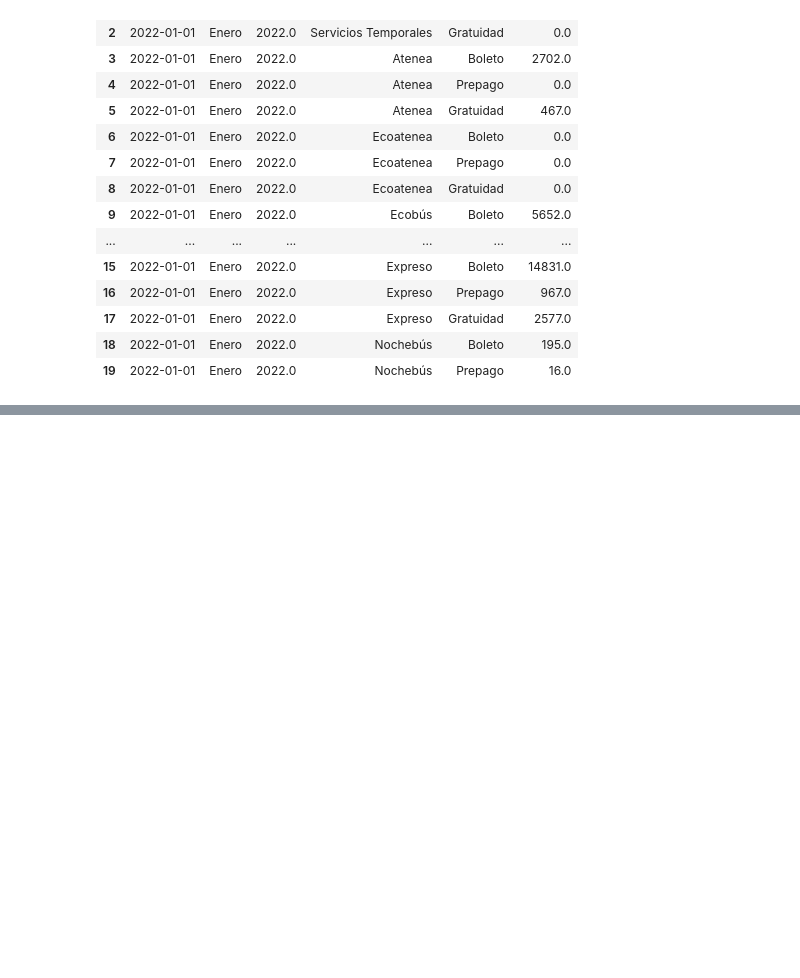
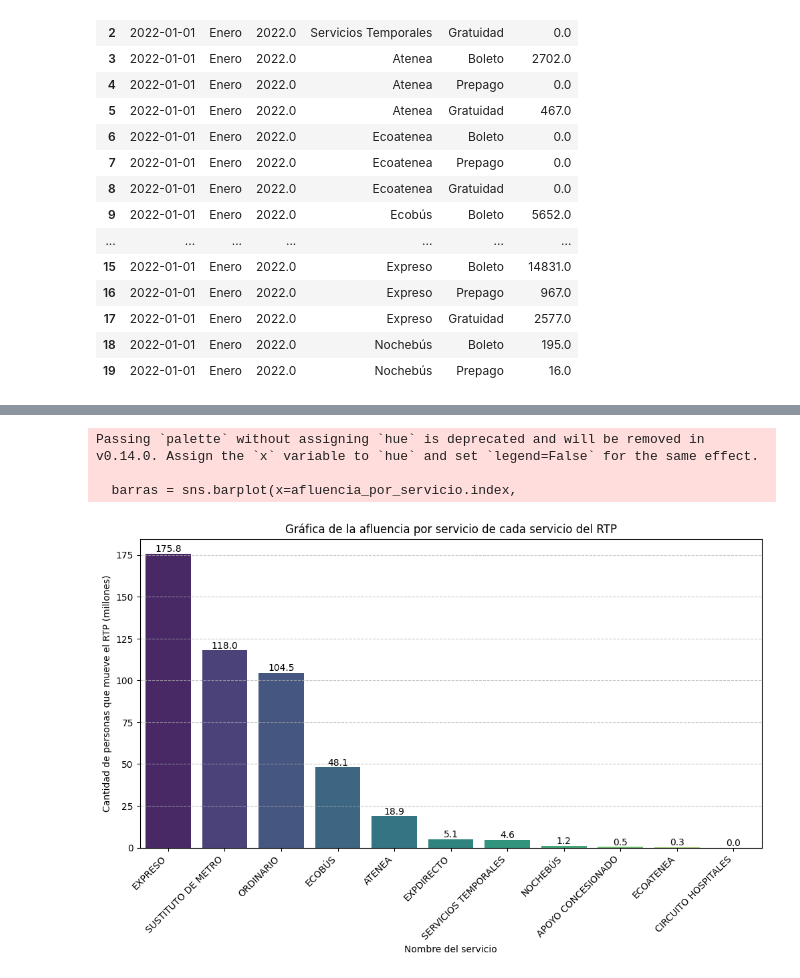
Before and after one commit to K4lilinuxX/CDMX, a Jupyter notebook: RTP-CDMX/afluencia_rtp_cdmx.ipynb, the cells around one changed output, grey strips where cells are left out. Drawn from its saved outputs; the diff is of its cells as text; code cells hidden in the pictures; blank space fills up the shorter version.

Commit message:
Hice una gráfica de la afluencia por servicio de cada servicio del RTP

```diff
--- a/RTP-CDMX/afluencia_rtp_cdmx.ipynb
+++ b/RTP-CDMX/afluencia_rtp_cdmx.ipynb
@@ -97,2 +98,22 @@ df.head(20)
 **🚧 4. Servicios Extraordinarios**
 * `Servicios Temporales`: Estos datos se ponen súper interesantes aquí. Son rutas que RTP abre de emergencia para dar apoyo cuando se descompone o cierran una línea del Metro, Cablebús o Metrobús (como cuando cerraron tramos de la Línea 1, la Línea 9 o la Línea 12)
+# %%
+# Pasamos todo a MAYÚSCULAS y quitamos espacios a los lados
+df['servicio'] = df['servicio'].astype(str).str.upper().str.strip()
+
+# Diccionario maestro usando patrones Regex para los casos rebeldes
+mapeo_regex = {
+    r'.*NOCHEB.*': 'NOCHEBÚS',  # Cualquier texto que contenga "NOCHEB" se vuelve "NOCHEBÚS"
+    r'.*ECOB.*': 'ECOBÚS',      # Cualquier texto que contenga "ECOB" se vuelve "ECOBÚS"
+    'EXPRESO DIRECTO': 'EXPDIRECTO',
+    'APOYO METRO L1': 'SERVICIOS TEMPORALES',
+    'APOYO CONCESIONADO': 'APOYO CONCESIONADO',
+    'APOYO A CONCESIONADO': 'APOYO CONCESIONADO',
+    r'.*CIRCUITO.*': 'CIRCUITO HOSPITALES',  # Cualquier texto que contenga "CIRCUITO" se vuelve "CIRCUITO HOSPITALES"
+    'S/METRO': 'SUSTITUTO DE METRO'
+}
+
+df['servicio'] = df['servicio'].replace(mapeo_regex, regex=True)
+
+print("--- Conteo de filas por servicio (Totalmente Limpio) ---")
+print(df['servicio'].value_counts())
@@ -98,0 +151,28 @@ df.head(20)
+# %%
+# ----- Agrupación y gráfica de la afluencia por servicio de cada servicio del RTP -----
+
+# Afluencia por servicio
+afluencia_por_servicio = df.groupby("servicio")["afluencia"].sum().sort_values(ascending=False).round(2)
+
+# Graficamos
+plt.figure(figsize=(12,6))
+plt.title("Gráfica de la afluencia por servicio de cada servicio del RTP")
+barras = sns.barplot(x=afluencia_por_servicio.index,
+                     y=afluencia_por_servicio.values / 1_000_000,
+                     palette="viridis")
+for contenedores in barras.containers:
+    barras.bar_label(contenedores,
+                     fmt='%.1f')
+plt.xlabel("Nombre del servicio")
+plt.ylabel("Cantidad de personas que mueve el RTP (millones)")
+plt.xticks(rotation=45,
+           ha="right")
+plt.grid(axis="y",
+         linestyle="--",
+         alpha=0.7)
+plt.show()
+# %% [output]
+Passing `palette` without assigning `hue` is deprecated and will be removed in v0.14.0. Assign the `x` variable to `hue` and set `legend=False` for the same effect.
+
+  barras = sns.barplot(x=afluencia_por_servicio.index,
+[figure, added]
```
Also changed, not shown: parts of 2 cells of this notebook.
